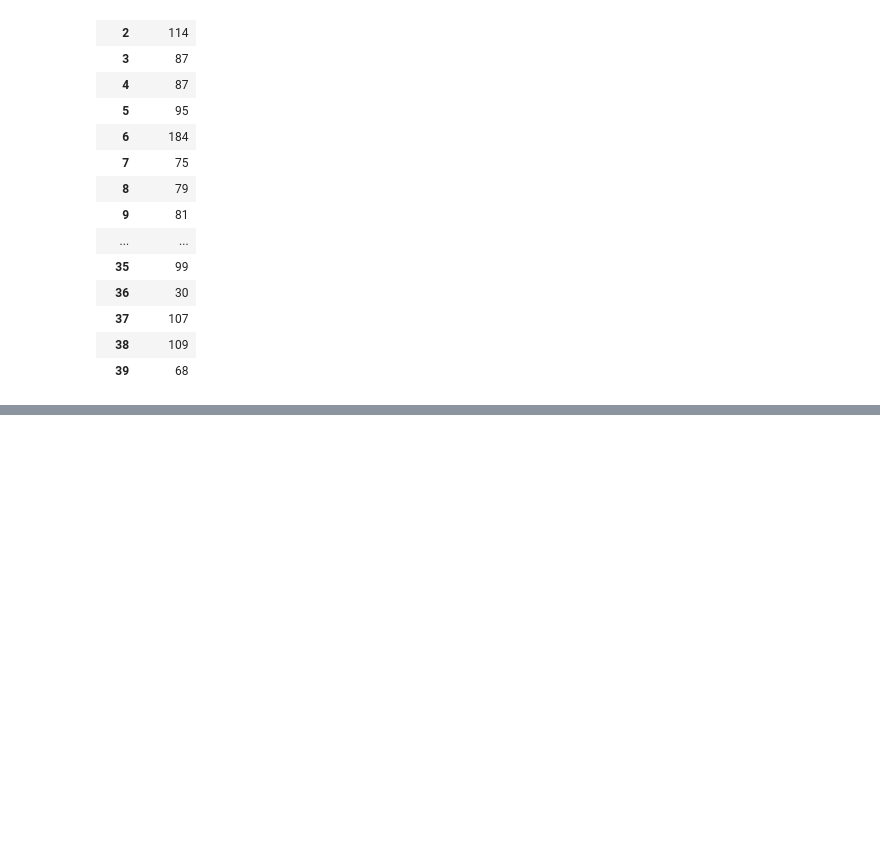
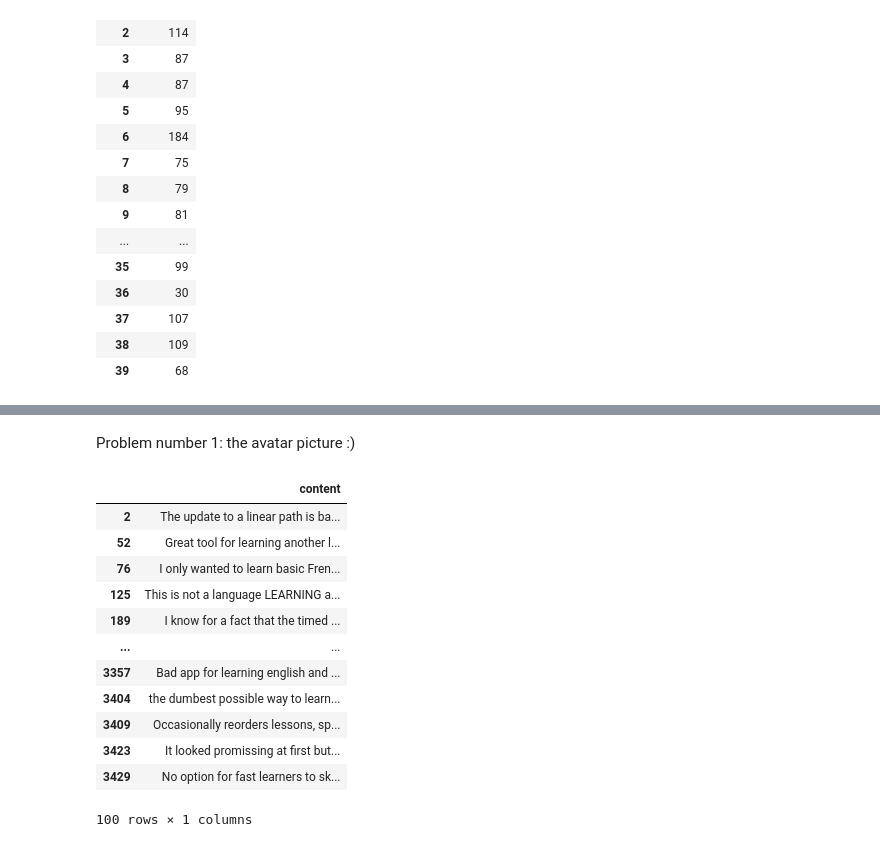
Before and after one commit to IoanaBaciu24/ActionableReviews, a Jupyter notebook: app_clustering/embeddings_analysis.ipynb, the cells around one changed output, grey strips where cells are left out. Drawn from its saved outputs; the diff is of its cells as text; code cells hidden in the pictures; blank space fills up the shorter version.

```diff
--- a/app_clustering/embeddings_analysis.ipynb
+++ b/app_clustering/embeddings_analysis.ipynb
@@ -122,0 +158,19 @@ dataset[["label", "reviewId"]].groupby("label").count()
+# %% [markdown]
+Problem number 1: the avatar picture :)
+# %%
+df_topic19 = df_clustered[df_clustered["label"] == 19]
+pd.DataFrame(df_topic19["content"])
+# %% [output]
+|  | content |
+| 2 | The update to a linear path is ba... |
+| 52 | Great tool for learning another l... |
+| 76 | I only wanted to learn basic Fren... |
+| 125 | This is not a language LEARNING a... |
+| 189 | I know for a fact that the timed ... |
+| ... | ... |
+| 3357 | Bad app for learning english and ... |
+| 3404 | the dumbest possible way to learn... |
+| 3409 | Occasionally reorders lessons, sp... |
+| 3423 | It looked promissing at first but... |
+| 3429 | No option for fast learners to sk... |
+100 rows × 1 columns
```
Also changed, not shown: parts of 10 cells of this notebook, 7 other files.
